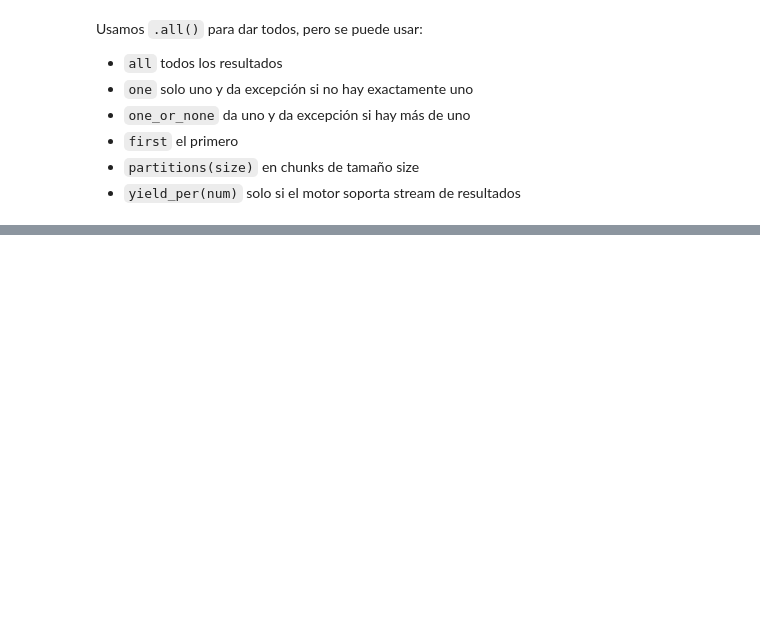
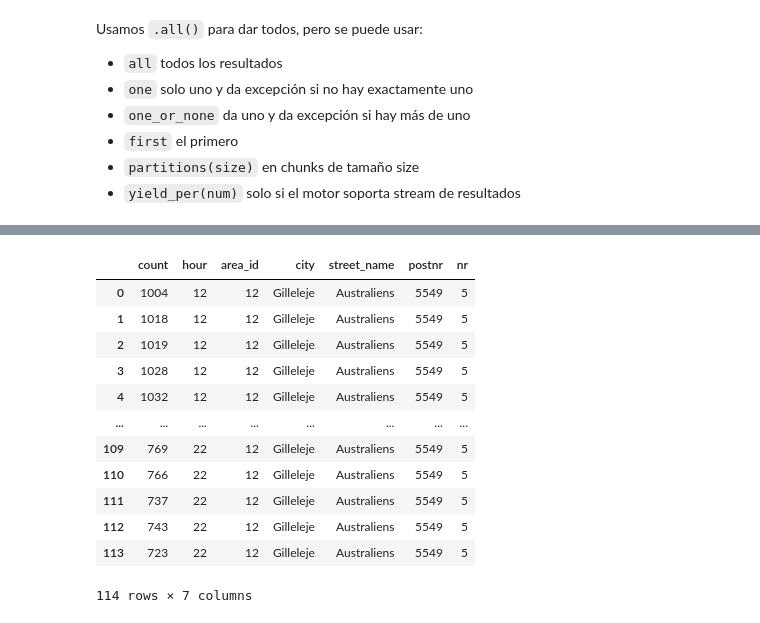
Before and after one commit to ferrandonea/tut_bbdd, a Jupyter notebook: sqlalchemy_orm_basic.ipynb, the cells around one changed output, grey strips where cells are left out. Drawn from its saved outputs; the diff is of its cells as text; code cells hidden in the pictures; blank space fills up the shorter version.

```diff
--- a/sqlalchemy_orm_basic.ipynb
+++ b/sqlalchemy_orm_basic.ipynb
@@ -595,0 +779,4 @@ Usamos `.all()` para dar todos, pero se puede usar:
+# %%
+data = [(pathlib.Path("data/dim_parking_types.csv"), dim_parking_types),
+        (pathlib.Path("data/dim_area.csv"), dim_area),
+        (pathlib.Path("data/fkt_parking.csv"), fkt_parking)]
@@ -595,0 +792,9 @@ Usamos `.all()` para dar todos, pero se puede usar:
+# %%
+#Corramos todo en una Unit of Work en una transacción
+with engine.begin() as conn:
+    for data_file, table in data:
+        #leyendo CSV
+        with data_file.open(encoding="utf-8") as f:
+            rows = list(csv.DictReader(f))
+        sql = table.insert()
+        conn.execute(sql, parameters=rows)
@@ -595,0 +816,3 @@ Usamos `.all()` para dar todos, pero se puede usar:
+# %%
+sql = sa.select([fkt_parking.c.count, fkt_parking.c.hour, dim_area]).join(dim_area).where(dim_area.c.city == "Gilleleje")
+print (sql)
@@ -595,0 +823,3 @@ Usamos `.all()` para dar todos, pero se puede usar:
+# %%
+with engine.connect() as conn:
+    results = conn.execute(sql).all()
@@ -595,0 +850,17 @@ Usamos `.all()` para dar todos, pero se puede usar:
+# %%
+import pandas as pd
+pd.DataFrame(results)
+# %% [output]
+|  | count | hour | area_id | city | street_name | postnr | nr |
+| 0 | 1004 | 12 | 12 | Gilleleje | Australiens | 5549 | 5 |
+| 1 | 1018 | 12 | 12 | Gilleleje | Australiens | 5549 | 5 |
+| 2 | 1019 | 12 | 12 | Gilleleje | Australiens | 5549 | 5 |
+| 3 | 1028 | 12 | 12 | Gilleleje | Australiens | 5549 | 5 |
+| 4 | 1032 | 12 | 12 | Gilleleje | Australiens | 5549 | 5 |
+| ... | ... | ... | ... | ... | ... | ... | ... |
+| 109 | 769 | 22 | 12 | Gilleleje | Australiens | 5549 | 5 |
+| 110 | 766 | 22 | 12 | Gilleleje | Australiens | 5549 | 5 |
+| 111 | 737 | 22 | 12 | Gilleleje | Australiens | 5549 | 5 |
+| 112 | 743 | 22 | 12 | Gilleleje | Australiens | 5549 | 5 |
+| 113 | 723 | 22 | 12 | Gilleleje | Australiens | 5549 | 5 |
+114 rows × 7 columns
```
Also changed, not shown: parts of 147 cells of this notebook.
